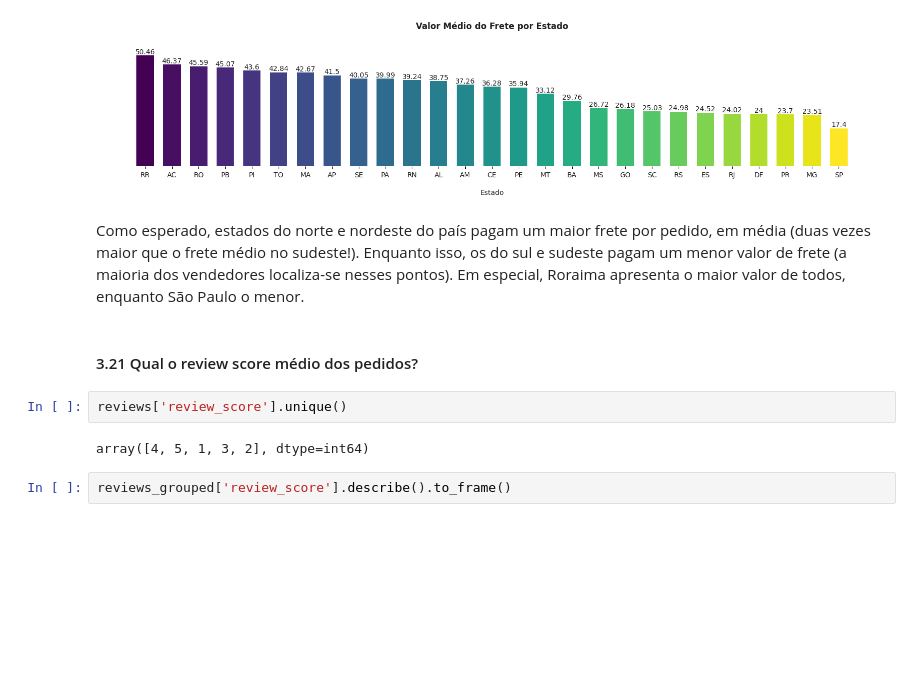
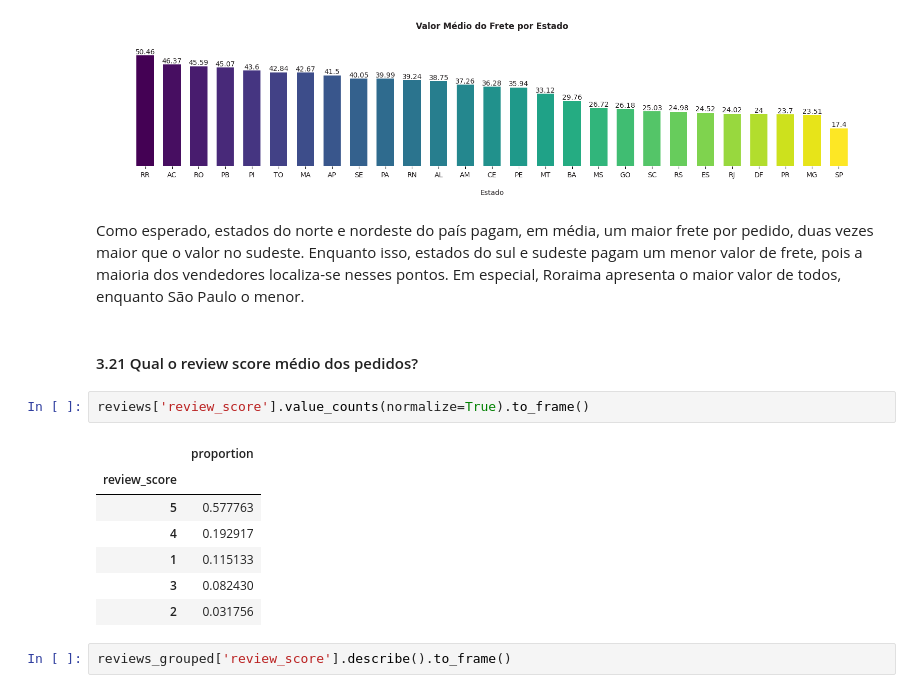
Before and after one commit to allmeidaapedro/Olist-Analysis, a Jupyter notebook: eda.ipynb, the cells around one changed output. Drawn from its saved outputs; the diff is of its cells as text; blank space fills up the shorter version.

```diff
--- a/eda.ipynb
+++ b/eda.ipynb
@@ -1221,13 +1238,19 @@ ax.spines['bottom'].set_visible(False)
 # %% [output]
 [figure]
 # %% [markdown]
-Como esperado, estados do norte e nordeste do país pagam um maior frete por pedido, em média (duas vezes maior que o frete médio no sudeste!). Enquanto isso, os do sul e sudeste pagam um menor valor de frete (a maioria dos vendedores localiza-se nesses pontos). Em especial, Roraima apresenta o maior valor de todos, enquanto São Paulo o menor.
+Como esperado, estados do norte e nordeste do país pagam, em média, um maior frete por pedido, duas vezes maior que o valor no sudeste. Enquanto isso, estados do sul e sudeste pagam um menor valor de frete, pois a maioria dos vendedores localiza-se nesses pontos. Em especial, Roraima apresenta o maior valor de todos, enquanto São Paulo o menor.
 # %% [markdown]
 #### 3.21 Qual o review score médio dos pedidos?
-# %%
-reviews['review_score'].unique()
-# %% [output]
-array([4, 5, 1, 3, 2], dtype=int64)
+# %%
+reviews['review_score'].value_counts(normalize=True).to_frame()
+# %% [output]
+|  | proportion |
+| review_score |  |
+| 5 | 0.577763 |
+| 4 | 0.192917 |
+| 1 | 0.115133 |
+| 3 | 0.082430 |
+| 2 | 0.031756 |
 # %%
 reviews_grouped['review_score'].describe().to_frame()
 # %% [output]
```
Also changed, not shown: parts of 43 cells of this notebook.
